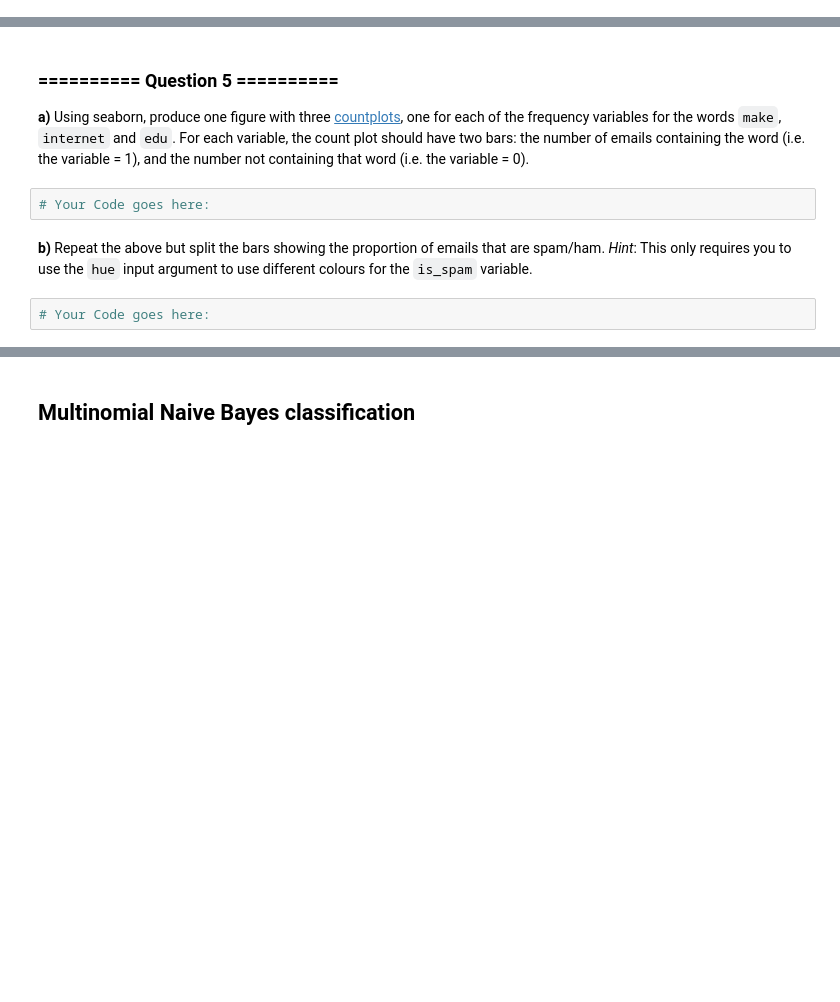
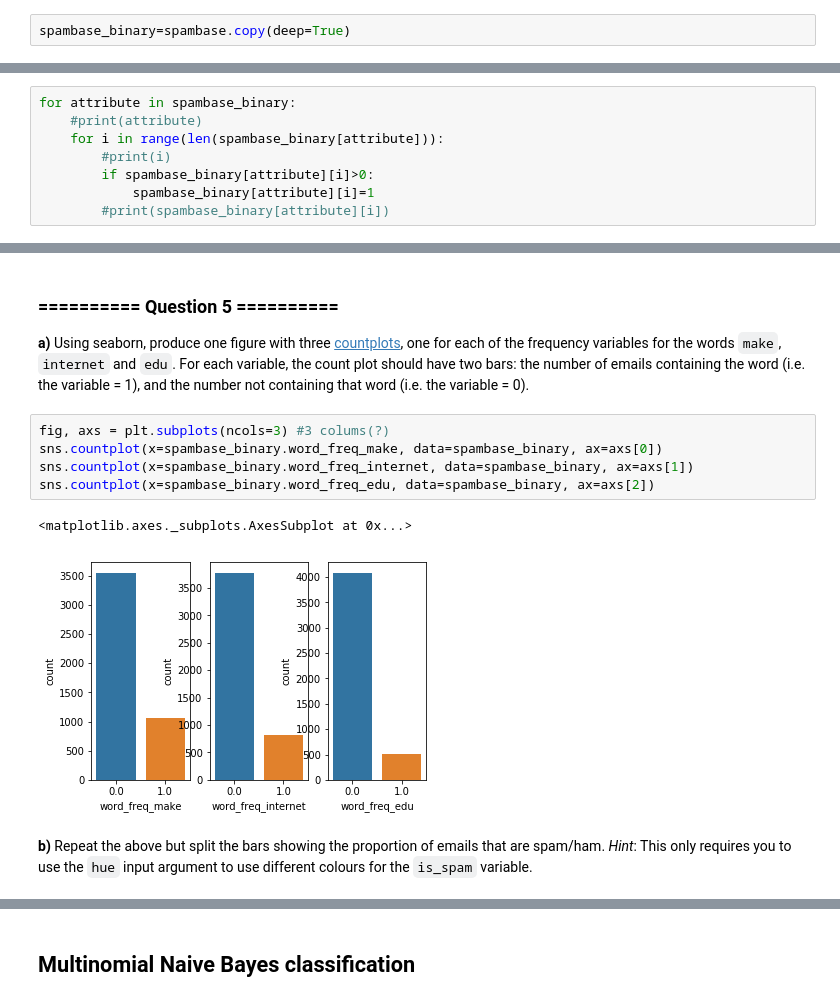
Before and after one commit to meg-imperato/iaml-labs, a Jupyter notebook: Labs/01 - Analysis and Visualisation.ipynb, the cells around one changed output, grey strips where cells are left out. Drawn from its saved outputs; the diff is of its cells as text; blank space fills up the shorter version.

```diff
--- a/Labs/01 - Analysis and Visualisation.ipynb
+++ b/Labs/01 - Analysis and Visualisation.ipynb
@@ -153,2 +149,4 @@ outputs:
+# %%
+spambase_binary=spambase.copy(deep=True)
 # %% [markdown]
 **b)** Convert all attributes in `spambase_binary` to Boolean values: 1 if the word or character is present in the email, or 0 otherwise.
@@ -156,0 +153,8 @@ outputs:
+# %%
+for attribute in spambase_binary:
+    #print(attribute)
+    for i in range(len(spambase_binary[attribute])):
+        #print(i)
+        if spambase_binary[attribute][i]>0:
+            spambase_binary[attribute][i]=1
+        #print(spambase_binary[attribute][i])
@@ -166,9 +196,13 @@ Now we want to get a feeling for how the presence or absence of some specific wo
 ### ========== Question 5 ==========
 
 **a)** Using seaborn, produce one figure with three [countplots](https://seaborn.github.io/generated/seaborn.countplot.html?highlight=countplot#seaborn.countplot), one for each of the frequency variables for the words `make`, `internet` and `edu`. For each variable, the count plot should have two bars: the number of emails containing the word (i.e. the variable = 1), and the number not containing that word (i.e. the variable = 0).
-# %%
-# Your Code goes here:
+# %%
+fig, axs = plt.subplots(ncols=3) #3 colums(?)
+sns.countplot(x=spambase_binary.word_freq_make, data=spambase_binary, ax=axs[0])
+sns.countplot(x=spambase_binary.word_freq_internet, data=spambase_binary, ax=axs[1])
+sns.countplot(x=spambase_binary.word_freq_edu, data=spambase_binary, ax=axs[2])
+# %% [output]
+<matplotlib.axes._subplots.AxesSubplot at 0x...>
+[figure, added]
 # %% [markdown]
 **b)** Repeat the above but split the bars showing the proportion of emails that are spam/ham. *Hint*: This only requires you to use the `hue` input argument to use different colours for the `is_spam` variable.
-# %%
-# Your Code goes here:
```
Also changed, not shown: parts of 22 cells of this notebook, 1 other file.
